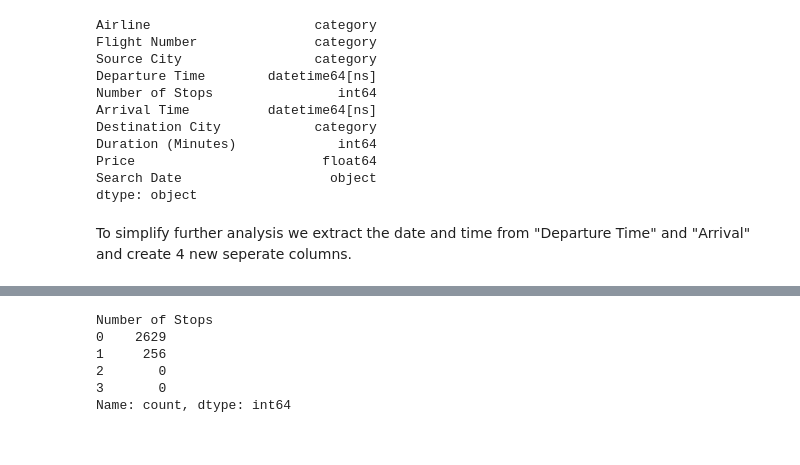
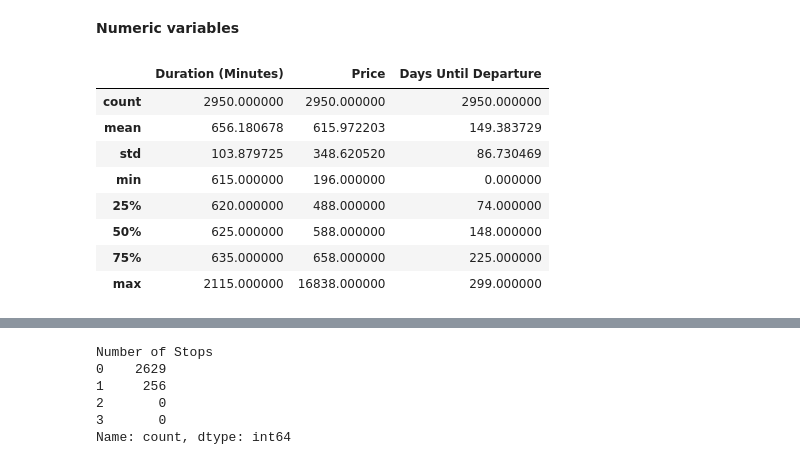
Before and after one commit to katrinekjaergaard/dsp-flight, a Jupyter notebook: flight_ticket_analysis.ipynb, the cells around one changed output, grey strips where cells are left out. Saved outputs shown, nothing was run; the diff lists cells and outputs as text; code cells hidden in the pictures.

```diff
--- a/EDA_flight.ipynb
+++ b/flight_ticket_analysis.ipynb
@@ -43,35 +109,0 @@ memory usage: 230.6+ KB
-# %%
-# Convert columns to datetime
-df['Departure Time'] = pd.to_datetime(df['Departure Time']).dt.strftime('%Y-%m-%d %H:%M:%S')
-df['Arrival Time'] = pd.to_datetime(df['Arrival Time']).dt.strftime('%Y-%m-%d %H:%M:%S')
-df['Departure Time'] = pd.to_datetime(df['Departure Time']).dt.floor('S')
-df['Arrival Time'] = pd.to_datetime(df['Arrival Time']).dt.floor('S')
-
-
-# Convert Number of Stops to categorical
-df['Source City'] = df['Source City'].astype('category')
-df['Destination City'] = df['Destination City'].astype('category')
-df['Airline'] = df['Airline'].astype('category')
-df['Flight Number'] = df['Flight Number'].astype('category')
-df['Number of Stops'] = df['Number of Stops'].astype('category')
-
-# Price conversion: remove the dollar sign and convert to float
-df['Price'] = df['Price'].str.replace('$', '').str.replace(',','').astype(float)
-df['Number of Stops'] = df['Number of Stops'].astype(int)
-
-# Check the new dtypes
-print(df.dtypes)
-# %% [output]
-Airline                     category
-Flight Number               category
-Source City                 category
-Departure Time        datetime64[ns]
-Number of Stops                int64
-Arrival Time          datetime64[ns]
-Destination City            category
-Duration (Minutes)             int64
-Price                        float64
-Search Date                   object
-dtype: object
-# %% [markdown]
-To simplify further analysis we extract the date and time from "Departure Time" and "Arrival" and create 4 new seperate columns.
@@ -90,0 +110,14 @@ df_test = pd.read_csv("flight_data.csv")
+# %% [markdown]
+**Numeric variables**
+# %%
+df.describe(include=[np.number]) # Only shows us numerical variables and ignore datetime objects
+# %% [output]
+|  | Duration (Minutes) | Price | Days Until Departure |
+| count | 2950.000000 | 2950.000000 | 2950.000000 |
+| mean | 656.180678 | 615.972203 | 149.383729 |
+| std | 103.879725 | 348.620520 | 86.730469 |
+| min | 615.000000 | 196.000000 | 0.000000 |
+| 25% | 620.000000 | 488.000000 | 74.000000 |
+| 50% | 625.000000 | 588.000000 | 148.000000 |
+| 75% | 635.000000 | 658.000000 | 225.000000 |
+| max | 2115.000000 | 16838.000000 | 299.000000 |
```
Also changed, not shown: parts of 31 cells of this notebook.
